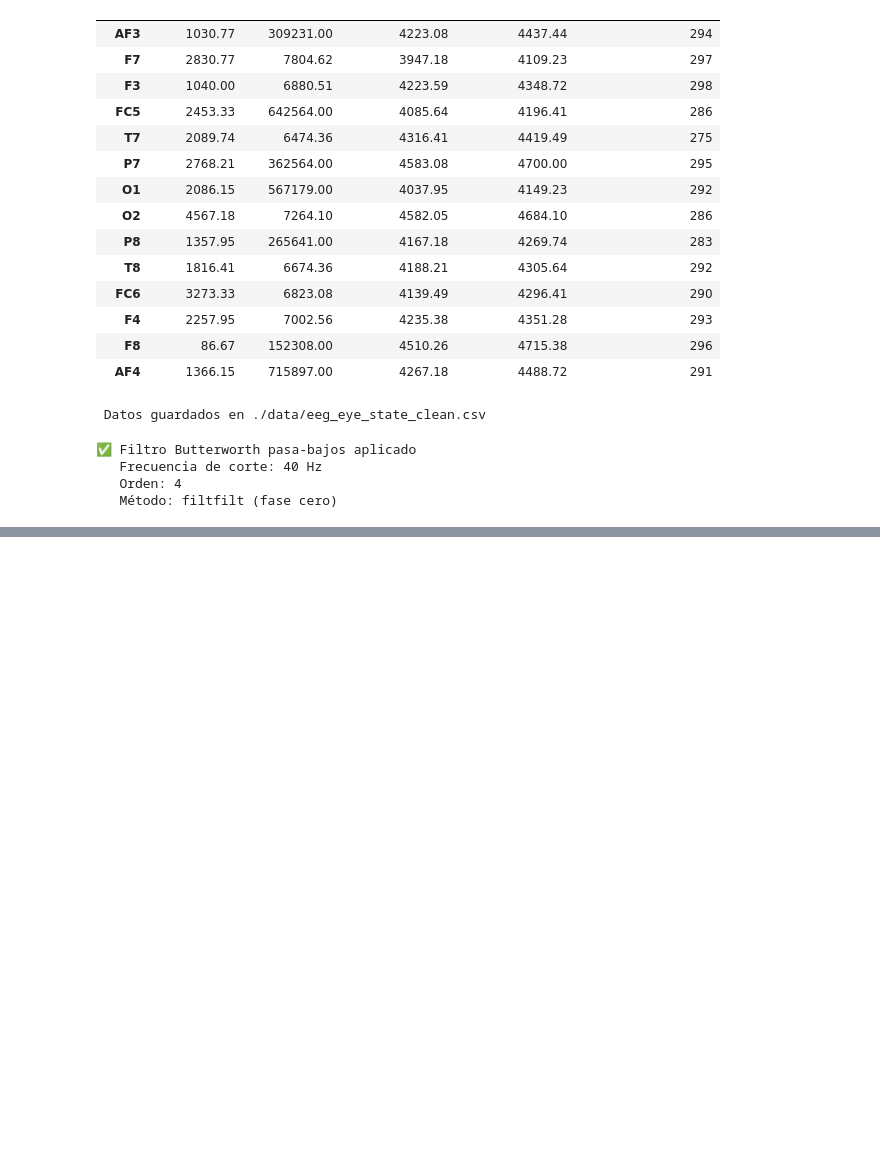
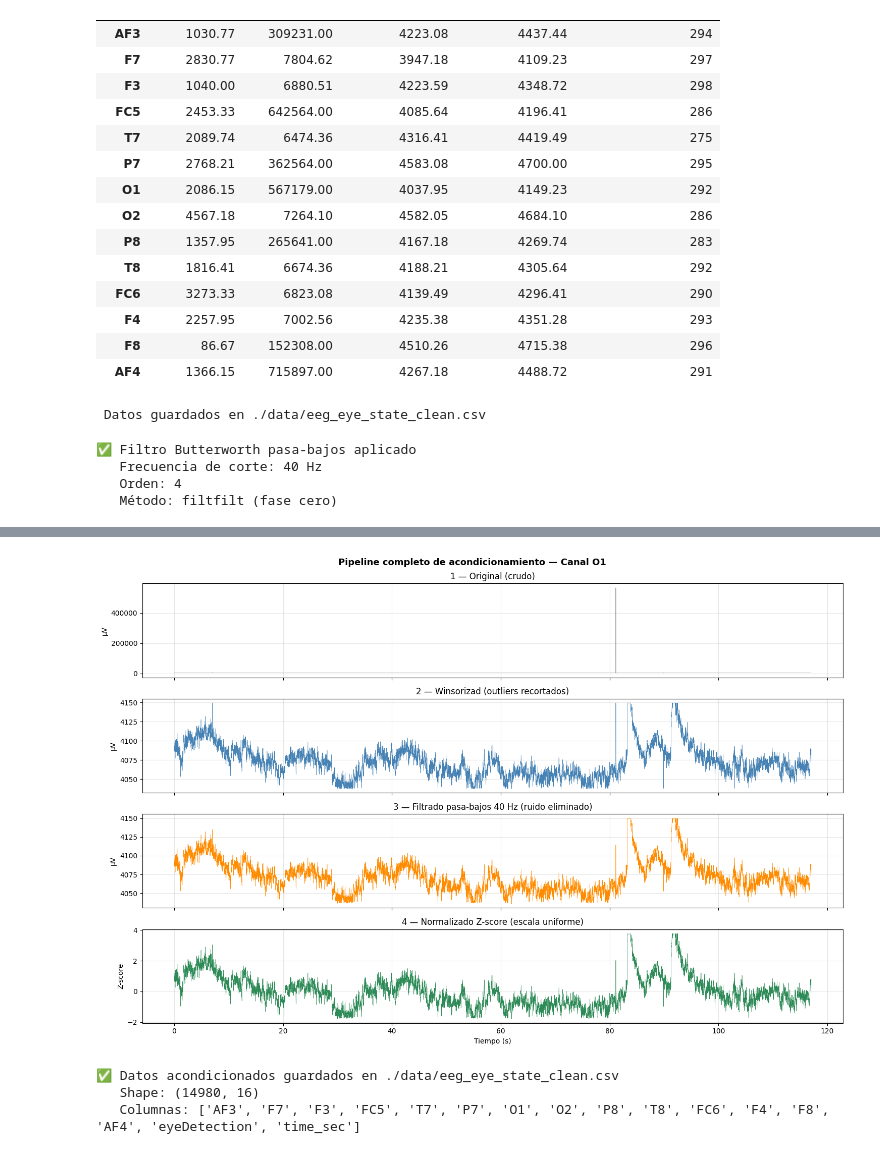
Before and after one commit to benjaauf/Proyecto_INF405, a Jupyter notebook: 01_EXPLORACION_ACONDICIONAMIENTO.ipynb, the cells around one changed output, grey strips where cells are left out. Cells and saved outputs as stored; diff of their text form; code cells hidden in the pictures; blank space fills up the shorter version.

```diff
--- a/01_EXPLORACION_ACONDICIONAMIENTO.ipynb
+++ b/01_EXPLORACION_ACONDICIONAMIENTO.ipynb
@@ -245,0 +303,59 @@ print(f"   Método: filtfilt (fase cero)")
+# %%
+# ============================================================
+#  Señal final: comparación completa canal O1
+# ============================================================
+
+# Muestra el pipeline completo en O1 para tener una visión
+# de cómo fue evolucionando la señal en cada etapa
+
+fig, axes = plt.subplots(4, 1, figsize=(15, 10), sharex=True)
+
+canal_ref = 'O1'
+
+# Etapa 1: datos crudos originales
+axes[0].plot(df['time_sec'], df[canal_ref], lw=0.4, color='gray')
+axes[0].set_title('1 — Original (crudo)')
+axes[0].set_ylabel('µV')
+axes[0].grid(True, alpha=0.3)
+
+# Etapa 2: después de winsorizar (picos extremos recortados)
+axes[1].plot(df_win['time_sec'], df_win[canal_ref], lw=0.4, color='steelblue')
+axes[1].set_title('2 — Winsorizad (outliers recortados)')
+axes[1].set_ylabel('µV')
+axes[1].grid(True, alpha=0.3)
+
+# Etapa 3: después de filtrar (ruido de alta frecuencia eliminado)
+axes[2].plot(df_filt['time_sec'], df_filt[canal_ref], lw=0.4, color='darkorange')
+axes[2].set_title('3 — Filtrado pasa-bajos 40 Hz (ruido eliminado)')
+axes[2].set_ylabel('µV')
+axes[2].grid(True, alpha=0.3)
+
+# Etapa 4: normalizado (escala Z-score, comparable entre canales)
+axes[3].plot(df_norm['time_sec'], df_norm[canal_ref], lw=0.4, color='seagreen')
+axes[3].set_title('4 — Normalizado Z-score (escala uniforme)')
+axes[3].set_ylabel('Z-score')
+axes[3].set_xlabel('Tiempo (s)')
+axes[3].grid(True, alpha=0.3)
+
+plt.suptitle(f'Pipeline completo de acondicionamiento — Canal {canal_ref}',
+             fontsize=13, fontweight='bold')
+plt.tight_layout()
+plt.show()
+# %% [output]
+[figure, added]
+# %%
+# ============================================================
+# Guardar datos acondicionados finales
+# ============================================================
+
+# df_norm es el dataset limpio y listo para extracción de características
+# Se conserva la columna time_sec y eyeDetection intactas
+
+df_norm.to_csv("./data/eeg_eye_state_clean.csv", index=False)
+print("✅ Datos acondicionados guardados en ./data/eeg_eye_state_clean.csv")
+print(f"   Shape: {df_norm.shape}")
+print(f"   Columnas: {list(df_norm.columns)}")
+# %% [output]
+✅ Datos acondicionados guardados en ./data/eeg_eye_state_clean.csv
+   Shape: (14980, 16)
+   Columnas: ['AF3', 'F7', 'F3', 'FC5', 'T7', 'P7', 'O1', 'O2', 'P8', 'T8', 'FC6', 'F4', 'F8', 'AF4', 'eyeDetection', 'time_sec']
```
Also changed, not shown: parts of 7 cells of this notebook, 1 other file.
